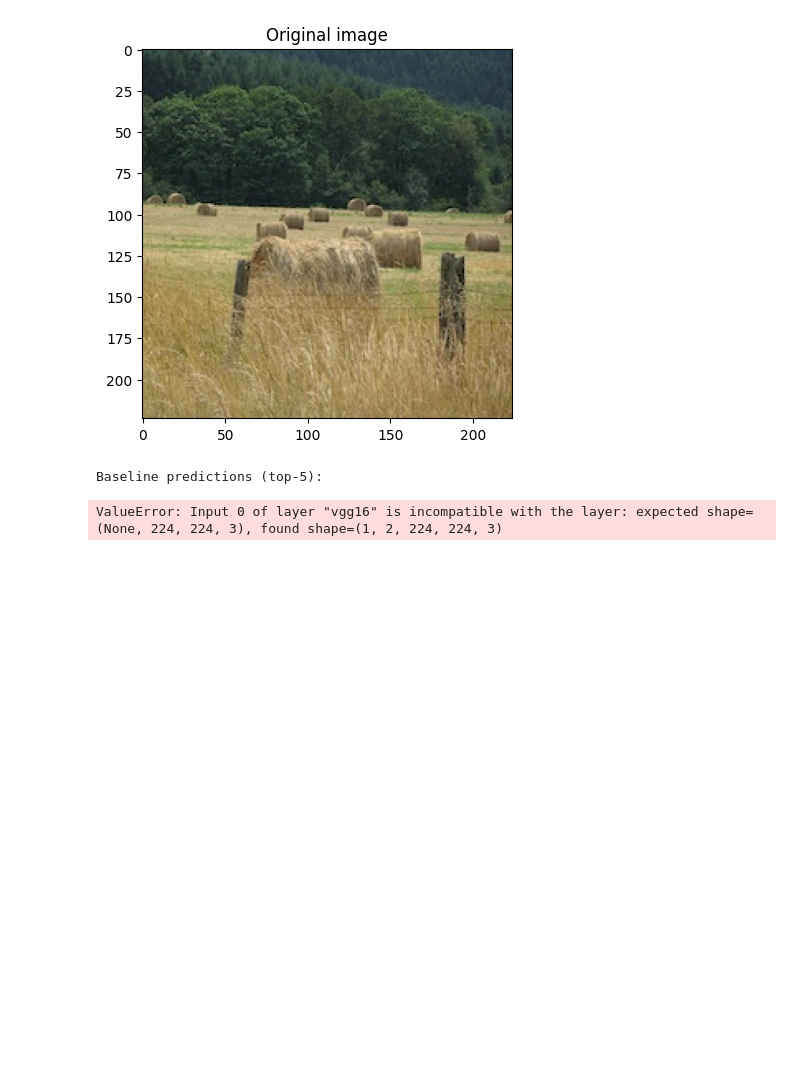
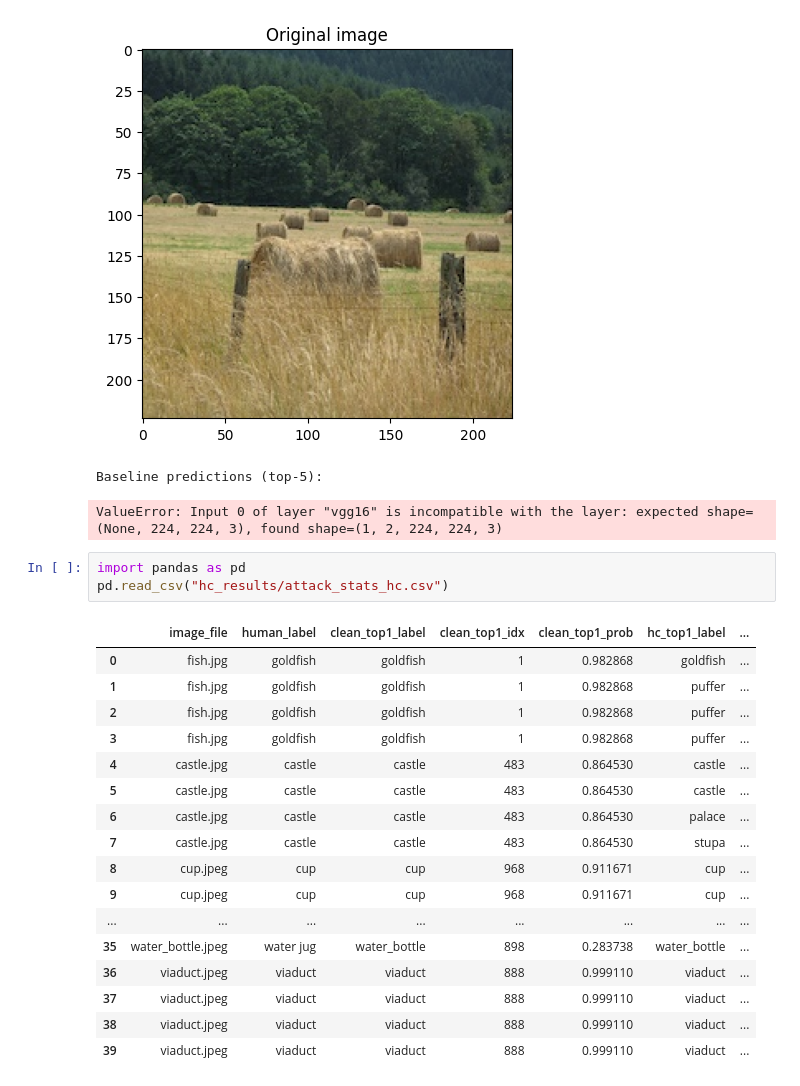
Before and after one commit to bobecrec/dsait4015-2, a Jupyter notebook: mod_image.ipynb, the cells around one changed output. Cells and saved outputs as stored; diff of their text form; blank space fills up the shorter version.

```diff
--- a/mod_image.ipynb
+++ b/mod_image.ipynb
@@ -178,3 +178,24 @@ Target label: hay
 [figure]
 Baseline predictions (top-5):
 ValueError: Input 0 of layer "vgg16" is incompatible with the layer: expected shape=(None, 224, 224, 3), found shape=(1, 2, 224, 224, 3)
+# %%
+import pandas as pd
+pd.read_csv("hc_results/attack_stats_hc.csv")
+# %% [output]
+|  | image_file | human_label | clean_top1_label | clean_top1_idx | clean_top1_prob | hc_top1_label | ... |
+| 0 | fish.jpg | goldfish | goldfish | 1 | 0.982868 | goldfish | ... |
+| 1 | fish.jpg | goldfish | goldfish | 1 | 0.982868 | puffer | ... |
+| 2 | fish.jpg | goldfish | goldfish | 1 | 0.982868 | puffer | ... |
+| 3 | fish.jpg | goldfish | goldfish | 1 | 0.982868 | puffer | ... |
+| 4 | castle.jpg | castle | castle | 483 | 0.864530 | castle | ... |
+| 5 | castle.jpg | castle | castle | 483 | 0.864530 | castle | ... |
+| 6 | castle.jpg | castle | castle | 483 | 0.864530 | palace | ... |
+| 7 | castle.jpg | castle | castle | 483 | 0.864530 | stupa | ... |
+| 8 | cup.jpeg | cup | cup | 968 | 0.911671 | cup | ... |
+| 9 | cup.jpeg | cup | cup | 968 | 0.911671 | cup | ... |
+| ... | ... | ... | ... | ... | ... | ... | ... |
+| 35 | water_bottle.jpeg | water jug | water_bottle | 898 | 0.283738 | water_bottle | ... |
+| 36 | viaduct.jpeg | viaduct | viaduct | 888 | 0.999110 | viaduct | ... |
+| 37 | viaduct.jpeg | viaduct | viaduct | 888 | 0.999110 | viaduct | ... |
+| 38 | viaduct.jpeg | viaduct | viaduct | 888 | 0.999110 | viaduct | ... |
+| 39 | viaduct.jpeg | viaduct | viaduct | 888 | 0.999110 | viaduct | ... |
```
Also changed, not shown: parts of 2 cells of this notebook, 53 other files.
